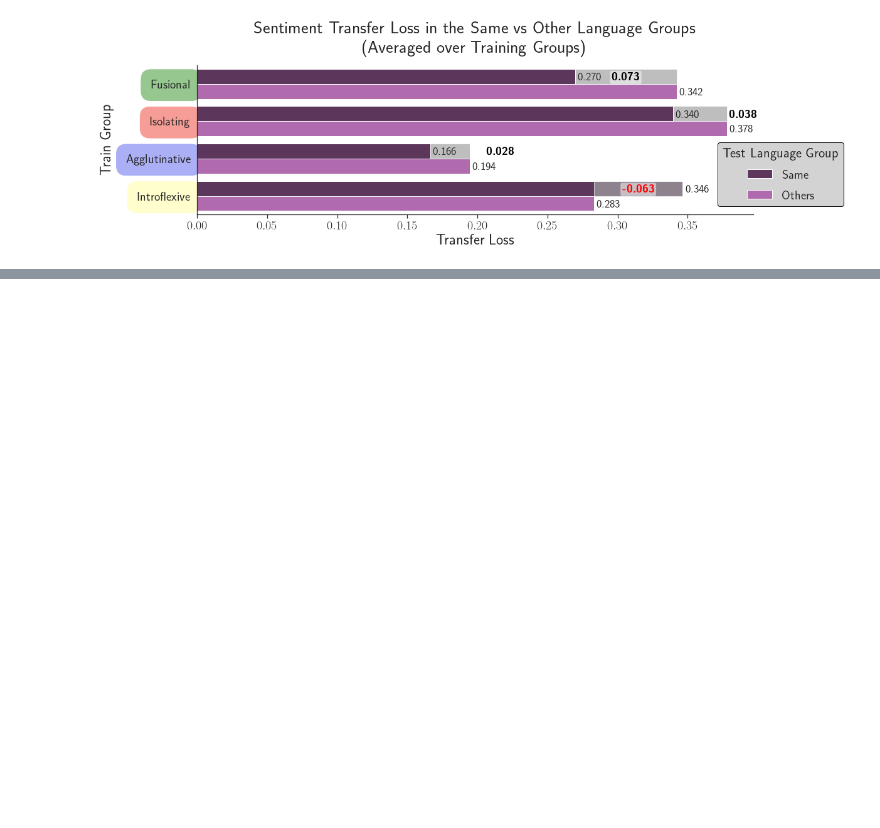
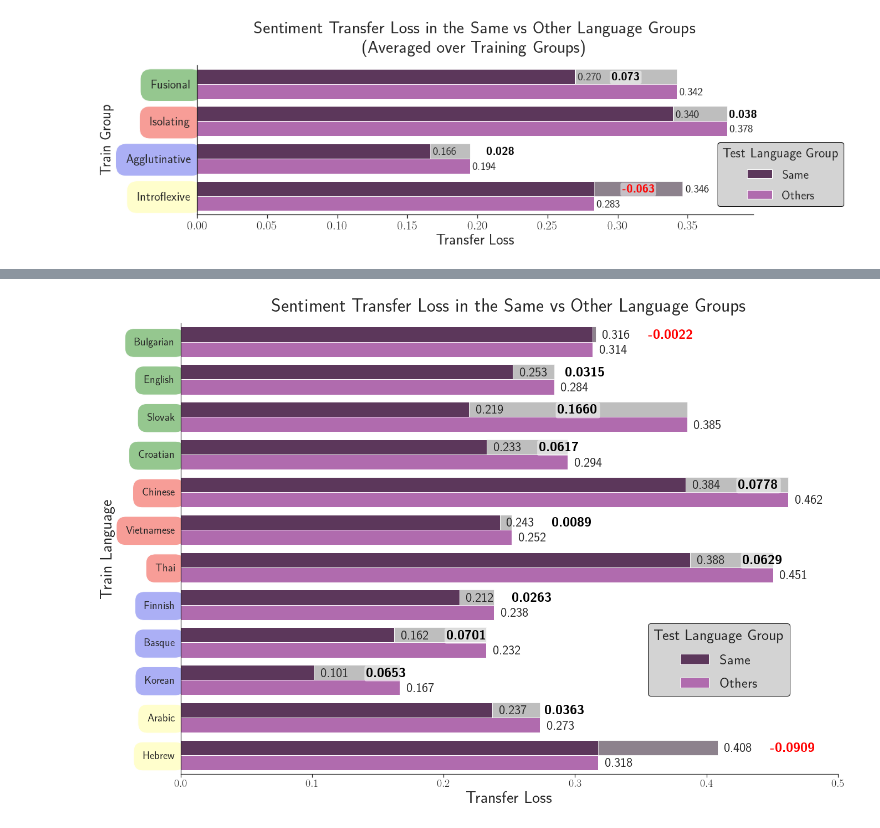
Before and after one commit to jerbarnes/typology_of_crosslingual, a Jupyter notebook: analysis/Sentiment_transfer.ipynb, the cells around one changed output, grey strips where cells are left out. Saved outputs shown, nothing was run; the diff lists cells and outputs as text; code cells hidden in the pictures; blank space fills up the shorter version.

```diff
--- a/analysis/Sentiment_transfer.ipynb
+++ b/analysis/Sentiment_transfer.ipynb
@@ -215,0 +246,81 @@ plt.close()
+# %%
+temp = transfer[transfer["Test-Group"] == transfer["Train-Group"]].copy()
+temp.loc[:, "Test-Group"] = "Same"
+# %%
+final = pd.concat([final, temp], ignore_index=True)
+final["sort"] = np.concatenate((np.arange(1, 24, 2), np.arange(0, 24, 2)))
+# %%
+final = final.sort_values("sort").reset_index(drop=True).drop("sort", axis=1)
+# %%
+sns.set()
+sns.set_style("ticks")
+plt.rc("xtick", labelsize=16)
+plt.rc("ytick", labelsize=16)
+plt.rc("axes", labelsize=16)
+plt.rcParams["text.usetex"] = True
+# %%
+def scale_y(y, langs):
+    return 1 - y / len(langs)
+
+colors = ["#95c78f", "#f79d97", "#abaff5", "#fffecc"]
+bar_colors = {"Same": "#870c85", "Others": "#ff1cfb"}
+label_colors = np.array([np.repeat(color, times).tolist() for color, times in zip(colors, [4, 3, 3, 2])]).sum()
+extra_fontsize = 6
+
+g = sns.catplot(
+    data=final, kind="bar", x="Transfer-Loss", y="Train-Language", hue="Test-Group",
+    height=12, aspect=1.5, palette=bar_colors, saturation=0.3, legend=False
+)
+
+langs = final["Train-Language"].unique().tolist()
+
+for lang in langs:
+    values = final.loc[(final["Train-Language"] == lang), "Transfer-Loss"].values
+    dy = [-0.2, 0.2]
+    for i, idx in enumerate(final.index[final["Train-Language"] == lang]):
+        p = "{:.3f}".format(values[i])
+        extra_dy = 0.025
+        g.ax.text(values[i] + 0.005, langs.index(lang) + dy[i] + extra_dy, p,
+                  verticalalignment="center", horizontalalignment="left",
+                  fontsize=18 + extra_fontsize)
+
+    # Difference bar
+    bbar = patches.Rectangle((values[0], langs.index(lang) + dy[i] - 0.2), values[1] - values[0], -0.4,
+                          fill=True, color="#a3a3a3", alpha=0.7, ec=None)
+    g.ax.add_patch(bbar)
+    x = values.mean()
+    align = "center"
+    diff = values[1] - values[0]
+    color = "black"
+    if np.abs(diff) <= 0.1:
+        align = "left"
+        x = values[0] + 0.04
+    if diff < 0:
+        color = "red"
+    g.ax.text(x, langs.index(lang) + dy[i] + extra_dy - 0.4, r"\textbf{{{:.4f}}}".format(diff),
+              verticalalignment="center", horizontalalignment=align,
+              fontsize=18 + extra_fontsize, color=color,
+              bbox=dict(boxstyle="round, pad=0.15",
+                                 fc=(1, 1, 1, 0.5),
+                                 ec="none"))
+
+for i, label in enumerate(g.ax.yaxis.get_ticklabels()):
+    label.set_bbox(dict(boxstyle="round,pad=0.85",
+                             fc=label_colors[i]))
+
+plt.legend(title="Test Language Group", title_fontsize=22 + extra_fontsize, loc="upper left",
+           bbox_to_anchor=(0.7, 0.35), fontsize=20 + extra_fontsize, facecolor="lightgrey",
+           framealpha=1, edgecolor="black", labelspacing=0.7)
+
+plt.xlim((0, 0.5))
+# plt.xticks(range(0, 51, 5))
+plt.ylabel("Train Language", fontsize=24 + extra_fontsize, labelpad=20)
+plt.xlabel("Transfer Loss", fontsize=24 +  extra_fontsize)
+plt.title("Sentiment Transfer Loss in the Same vs Other Language Groups", fontsize=28 +  extra_fontsize, pad=20)
+plt.tick_params(labelsize=20)
+
+#plt.savefig("../results/plots/sentiment_transfer_loss_all.pdf", dpi=400, bbox_inches="tight")
+plt.show()
+plt.close()
+# %% [output]
+[figure, added]
```
Also changed, not shown: parts of 11 cells of this notebook, 5 other files.
